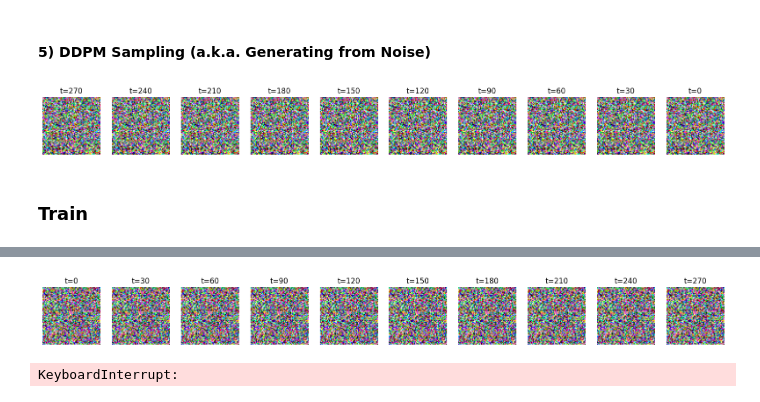
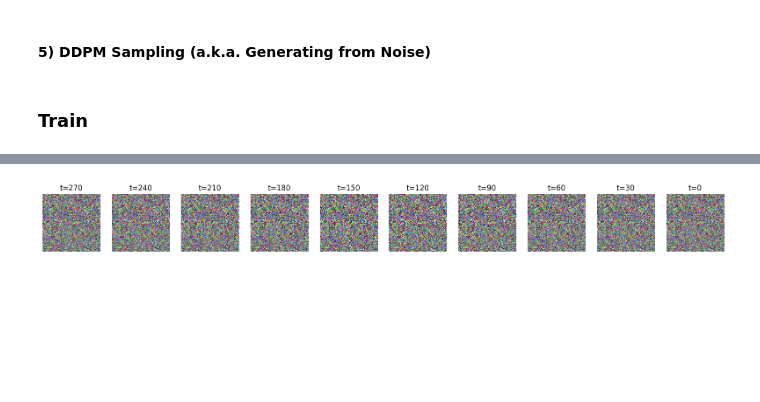
Before and after one commit to PeizhiYan/Algorithm-Zoo, a Jupyter notebook: Machine Learning/DDPM - Denoising Diffusion Probabilistic Models/Train_on_AFHQ.ipynb, the cells around one changed output, grey strips where cells are left out. Cells and saved outputs as stored; diff of their text form; code cells hidden in the pictures; blank space fills up the shorter version.

```diff
--- a/Machine Learning/DDPM - Denoising Diffusion Probabilistic Models/Train_on_AFHQ.ipynb
+++ b/Machine Learning/DDPM - Denoising Diffusion Probabilistic Models/Train_on_AFHQ.ipynb
@@ -336,10 +336,6 @@ def sample_plot_image(model, img_size = 256, num_steps = 10):
             generated_img = np.clip(generated_img.astype(np.uint8), 0, 255)
             plt.imshow(generated_img); plt.axis('off'); plt.title(f't={t[0]}')
     plt.show()
-
-sample_plot_image(model, img_size = max(64,64), num_steps = 10)
-# %% [output]
-[figure, removed]
 # %% [markdown]
 ### Train
 # %%
@@ -347,9 +343,9 @@ from torch.optim import Adam
 
 optimizer = Adam(model.parameters(), lr=0.001)
 TOTAL_ITERS = 20000
-BATCH_SIZE = 64
-H = 64
-W = 64
+BATCH_SIZE = 32
+H = 128
+W = 128
 
 for iter in tqdm(range(TOTAL_ITERS)):
 
@@ -382,2 +378 @@ Iteration 0 | Loss: 0.8097500801086426
-[figure, old version]
+[figure, new version]
-KeyboardInterrupt:
```
Also changed, not shown: parts of 2 cells of this notebook.
